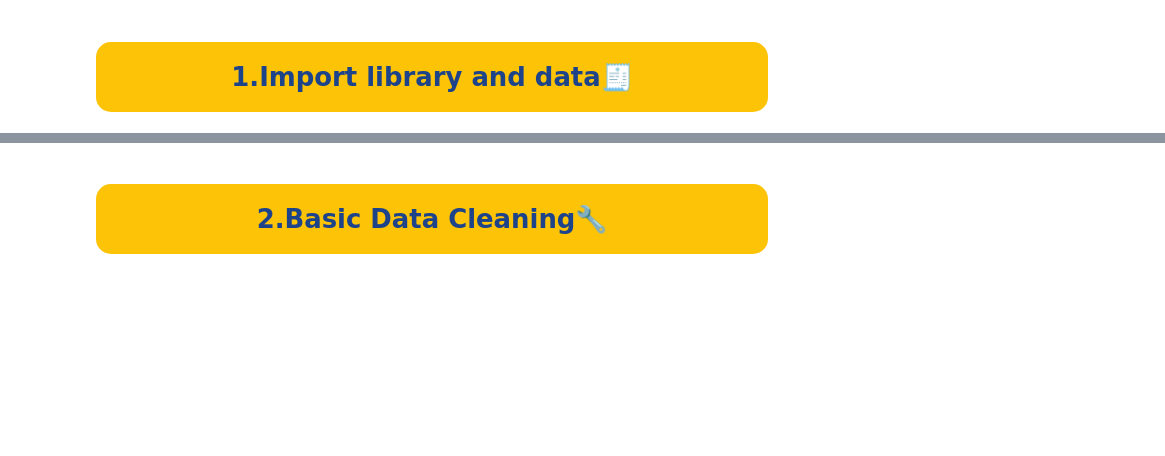
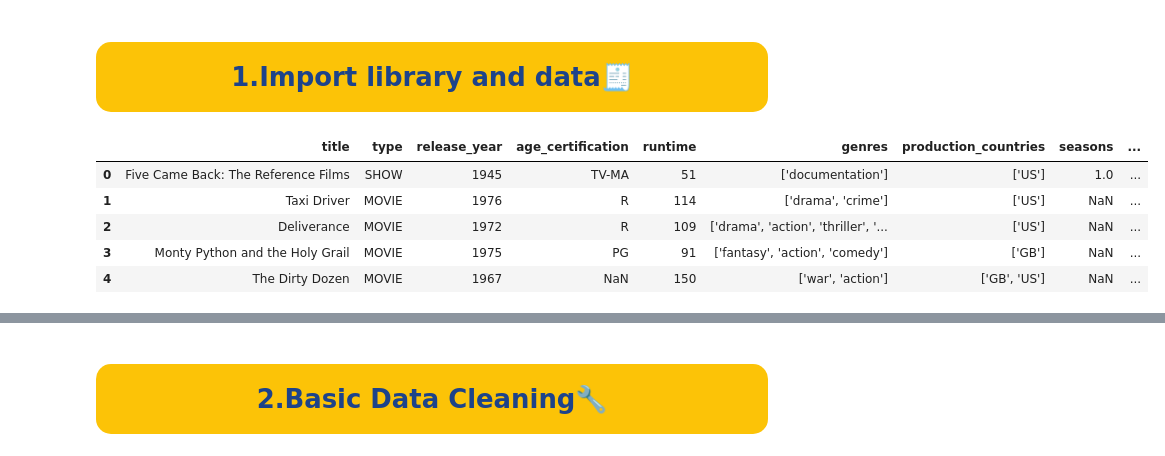
Before and after one commit to JackieYi/Kaggle-Netfilx-Project, a Jupyter notebook: netflix-eda-data-visualization-and-analysis.ipynb, the cells around one changed output, grey strips where cells are left out. Drawn from its saved outputs; the diff is of its cells as text; code cells hidden in the pictures; blank space fills up the shorter version.

```diff
--- a/netflix-eda-data-visualization-and-analysis.ipynb
+++ b/netflix-eda-data-visualization-and-analysis.ipynb
@@ -83,5 +83,14 @@ plt.style.use('dark_background')
 #Import data
 df = pd.read_csv("../input/netflix-tv-shows-and-movies/titles.csv")
 df.drop(columns={"description","imdb_id","id"},inplace=True) #Drop unnecessary columns
+# %%
+df.head(5)
+# %% [output]
+|  | title | type | release_year | age_certification | runtime | genres | production_countries | seasons | ... |
+| 0 | Five Came Back: The Reference Films | SHOW | 1945 | TV-MA | 51 | ['documentation'] | ['US'] | 1.0 | ... |
+| 1 | Taxi Driver | MOVIE | 1976 | R | 114 | ['drama', 'crime'] | ['US'] | NaN | ... |
+| 2 | Deliverance | MOVIE | 1972 | R | 109 | ['drama', 'action', 'thriller', '... | ['US'] | NaN | ... |
+| 3 | Monty Python and the Holy Grail | MOVIE | 1975 | PG | 91 | ['fantasy', 'action', 'comedy'] | ['GB'] | NaN | ... |
+| 4 | The Dirty Dozen | MOVIE | 1967 | NaN | 150 | ['war', 'action'] | ['GB', 'US'] | NaN | ... |
 # %%
 print("Shape of dataset:",df.shape)
```
Also changed, not shown: parts of 20 cells of this notebook.
